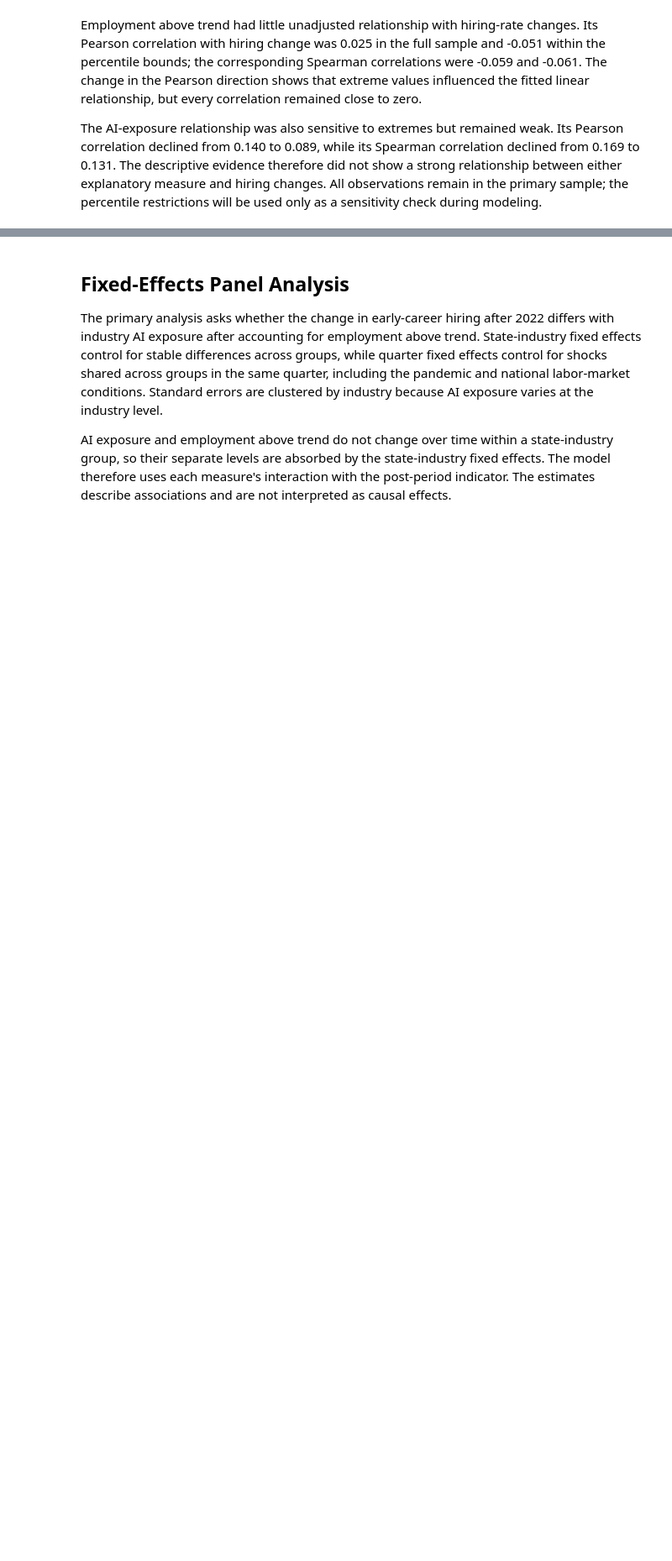
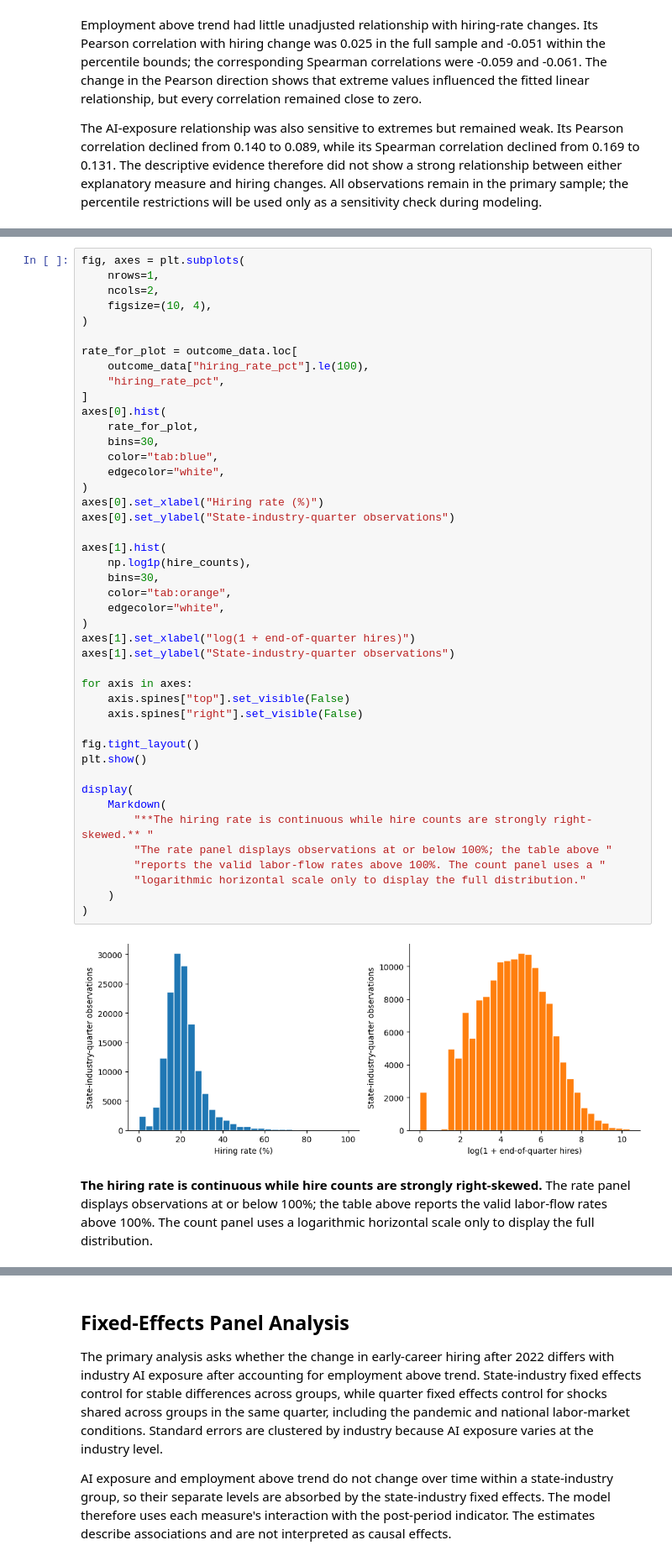
Before and after one commit to viet0901/senior-research, a Jupyter notebook: notebooks/02_research_analysis.ipynb, the cells around one changed output, grey strips where cells are left out. Shown at 84% size. Saved outputs shown, nothing was run; the diff lists cells and outputs as text; blank space fills up the shorter version.

Commit message:
Add outcome distribution audit before modeling

```diff
--- a/notebooks/02_research_analysis.ipynb
+++ b/notebooks/02_research_analysis.ipynb
@@ -744,0 +808,47 @@ The AI-exposure relationship was also sensitive to extremes but remained weak. I
+# %%
+fig, axes = plt.subplots(
+    nrows=1,
+    ncols=2,
+    figsize=(10, 4),
+)
+
+rate_for_plot = outcome_data.loc[
+    outcome_data["hiring_rate_pct"].le(100),
+    "hiring_rate_pct",
+]
+axes[0].hist(
+    rate_for_plot,
+    bins=30,
+    color="tab:blue",
+    edgecolor="white",
+)
+axes[0].set_xlabel("Hiring rate (%)")
+axes[0].set_ylabel("State-industry-quarter observations")
+
+axes[1].hist(
+    np.log1p(hire_counts),
+    bins=30,
+    color="tab:orange",
+    edgecolor="white",
+)
+axes[1].set_xlabel("log(1 + end-of-quarter hires)")
+axes[1].set_ylabel("State-industry-quarter observations")
+
+for axis in axes:
+    axis.spines["top"].set_visible(False)
+    axis.spines["right"].set_visible(False)
+
+fig.tight_layout()
+plt.show()
+
+display(
+    Markdown(
+        "**The hiring rate is continuous while hire counts are strongly right-skewed.** "
+        "The rate panel displays observations at or below 100%; the table above "
+        "reports the valid labor-flow rates above 100%. The count panel uses a "
+        "logarithmic horizontal scale only to display the full distribution."
+    )
+)
+# %% [output]
+[figure, added]
+**The hiring rate is continuous while hire counts are strongly right-skewed.** The rate panel displays observations at or below 100%; the table above reports the valid labor-flow rates above 100%. The count panel uses a logarithmic horizontal scale only to display the full distribution.
```
Also changed, not shown: parts of 3 cells of this notebook.
